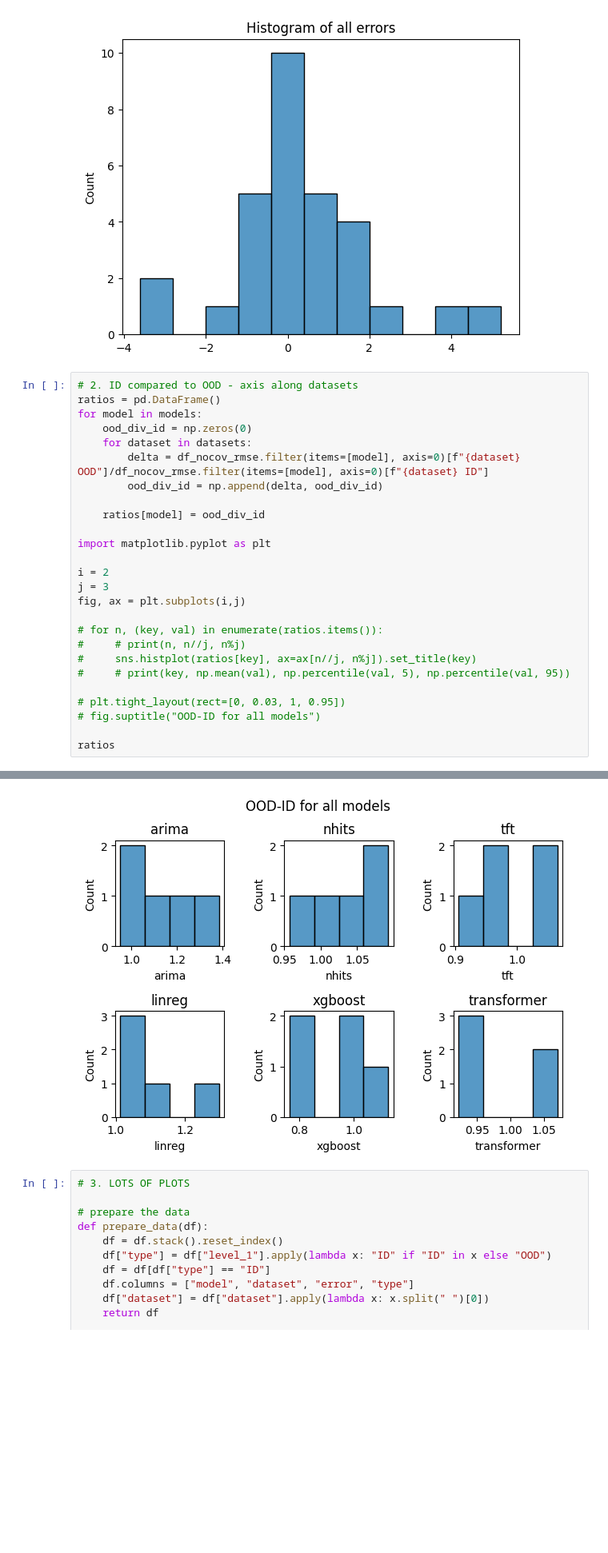
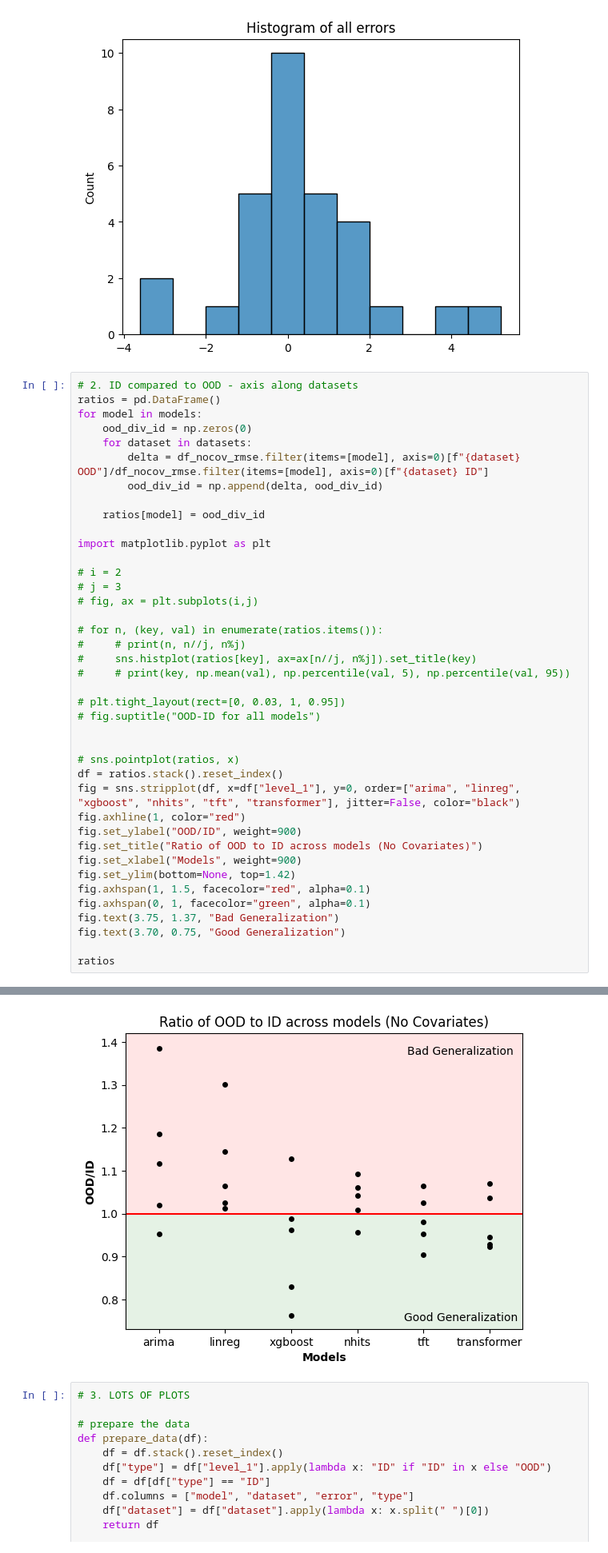
Before and after one commit to IrinaStatsLab/GlucoBench, a Jupyter notebook: presentation/njf-plots.ipynb, the cells around one changed output, grey strips where cells are left out. Shown at 80% size. Cells and saved outputs as stored; diff of their text form; blank space fills up the shorter version.

Commit message:
finished ratio of OOD/ID plot

```diff
--- a/presentation/njf-plots.ipynb
+++ b/presentation/njf-plots.ipynb
@@ -120,9 +120,9 @@ for model in models:
 
 import matplotlib.pyplot as plt
 
-i = 2
-j = 3
-fig, ax = plt.subplots(i,j)
+# i = 2
+# j = 3
+# fig, ax = plt.subplots(i,j)
 
 # for n, (key, val) in enumerate(ratios.items()):
 #     # print(n, n//j, n%j)
@@ -132,5 +132,19 @@ fig, ax = plt.subplots(i,j)
 # plt.tight_layout(rect=[0, 0.03, 1, 0.95])
 # fig.suptitle("OOD-ID for all models")
 
+
+# sns.pointplot(ratios, x)
+df = ratios.stack().reset_index()
+fig = sns.stripplot(df, x=df["level_1"], y=0, order=["arima", "linreg", "xgboost", "nhits", "tft", "transformer"], jitter=False, color="black")
+fig.axhline(1, color="red")
+fig.set_ylabel("OOD/ID", weight=900)
+fig.set_title("Ratio of OOD to ID across models (No Covariates)")
+fig.set_xlabel("Models", weight=900)
+fig.set_ylim(bottom=None, top=1.42)
+fig.axhspan(1, 1.5, facecolor="red", alpha=0.1)
+fig.axhspan(0, 1, facecolor="green", alpha=0.1)
+fig.text(3.75, 1.37, "Bad Generalization")
+fig.text(3.70, 0.75, "Good Generalization")
+
 ratios
 # %% [output]
@@ -143,10 +151,10 @@ transformer 0.9804453182458852 0.9234091306516534 1.0634081769087957
 |  | arima | nhits | tft | linreg | xgboost | transformer |
 | 0 | 0.952099 | 1.00799 | 1.025907 | 1.064585 | 0.988626 | 1.036861 |
 | 1 | 1.115867 | 1.061364 | 0.904876 | 1.025087 | 0.762795 | 0.928358 |
 | 2 | 1.020183 | 0.956741 | 0.981045 | 1.01268 | 0.962369 | 0.922172 |
 | 3 | 1.385553 | 1.042721 | 0.952749 | 1.30013 | 0.829928 | 0.944791 |
 | 4 | 1.184656 | 1.092906 | 1.06484 | 1.144995 | 1.126931 | 1.070045 |
-[figure, old version]
+[figure, new version]
 # %%
 # 3. LOTS OF PLOTS
 
```
Also changed, not shown: parts of 1 cell of this notebook.
